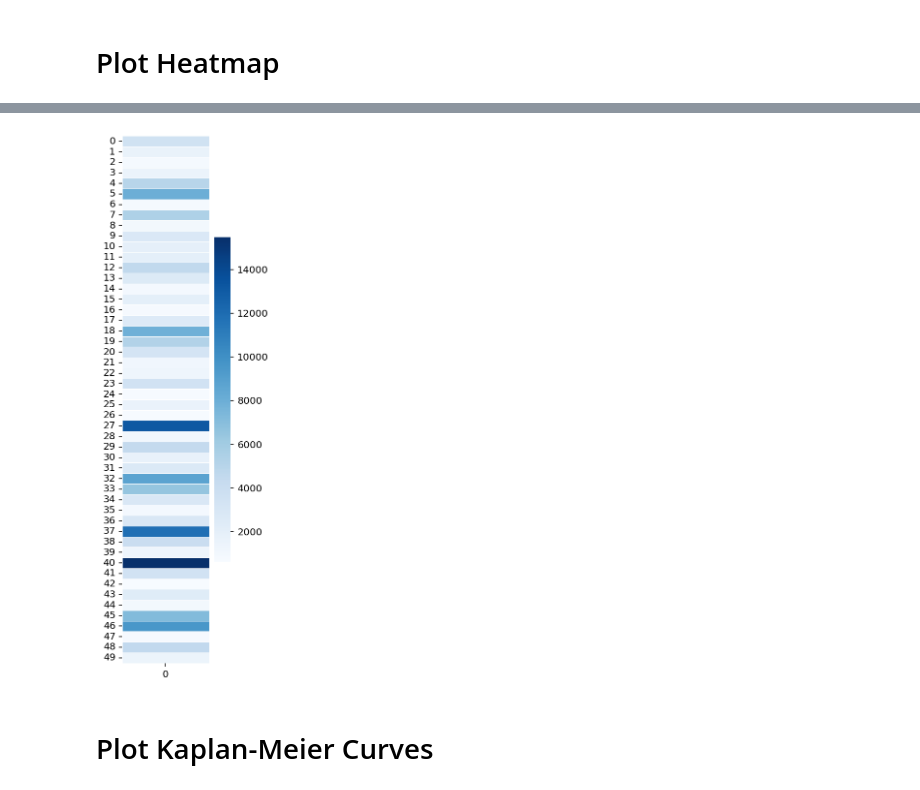
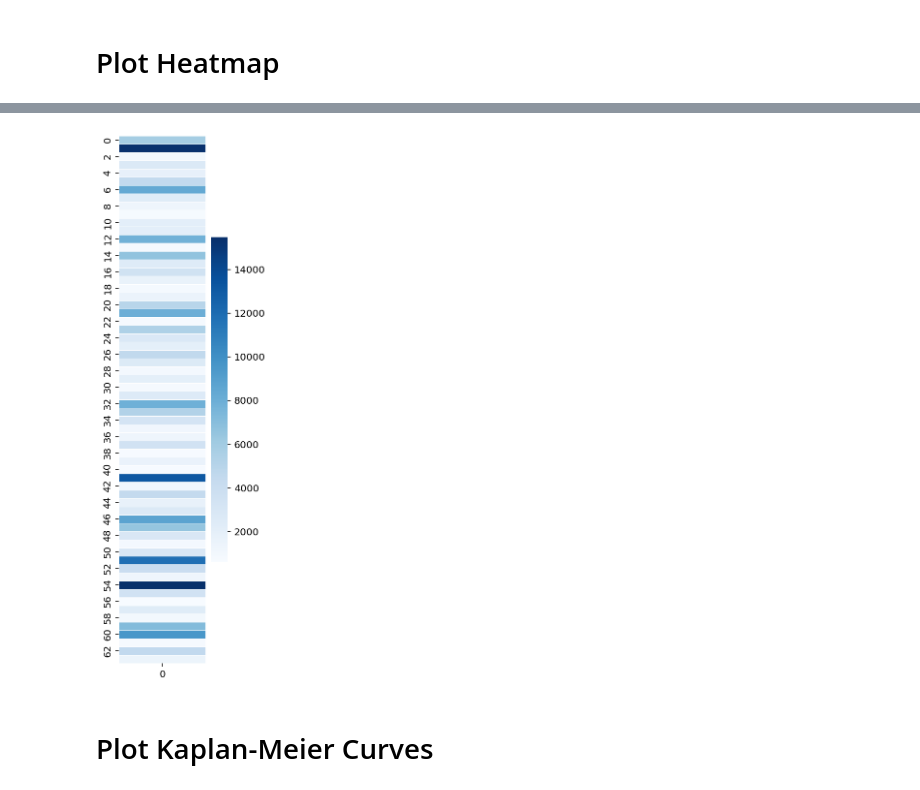
Before and after one commit to umcu-stride/desa_paper, a Jupyter notebook: Notebooks/antibody_epitopes/epitope_mfi.ipynb, the cells around one changed output, grey strips where cells are left out. Drawn from its saved outputs; the diff is of its cells as text; code cells hidden in the pictures.

```diff
--- a/Notebooks/antibody_epitopes/epitope_mfi.ipynb
+++ b/Notebooks/antibody_epitopes/epitope_mfi.ipynb
@@ -136,15 +136,15 @@ plt.show()
 # %%
 import seaborn as sns
 plt.figure(figsize=(2, 10))
 df_final = df[(df['#DESA'] > 0) & (df['WeightedMFI'] != 0)]
 df_final = df_final.sort_values(by='T')
 # df_final['WeightedMFI'] = (df_final['WeightedMFI'] - df_final['WeightedMFI'].mean()) / df_final['WeightedMFI'].std()
 # df_final['WeightedMFI_Scaled'] = (df_final['WeightedMFI'] - df_final['WeightedMFI'].min()) / (df_final['WeightedMFI'].max() - df_final['WeightedMFI'].min())
-plot_values = df_final[(df_final['E'] != 1) & (df_final['T'] > 14)]['WeightedMFI'].values.reshape(-1,1)
+plot_values = df_final[(df_final['E'] != 1) & (df_final['T'] > 12)]['WeightedMFI'].values.reshape(-1,1)
 ax = sns.heatmap(plot_values, linewidth=0.5, cmap='Blues')
 plt.show()
 # %% [output]
-[figure, old version]
+[figure, new version]
 # %% [markdown]
 # Plot Kaplan-Meier Curves
 # %%
```
Also changed, not shown: parts of 3 cells of this notebook.
